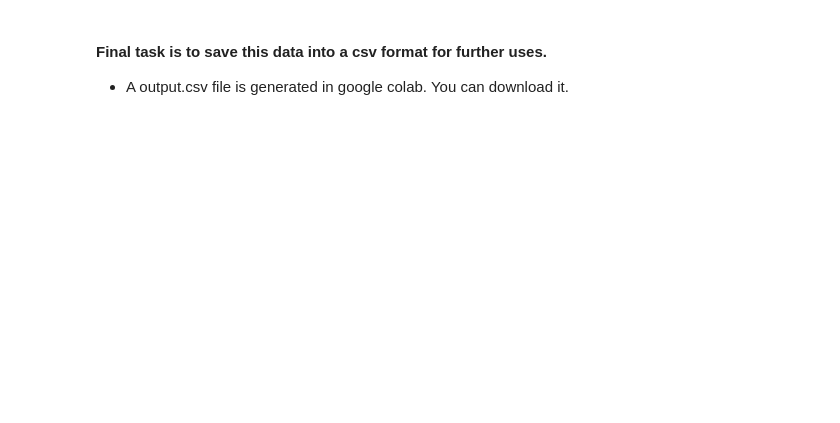
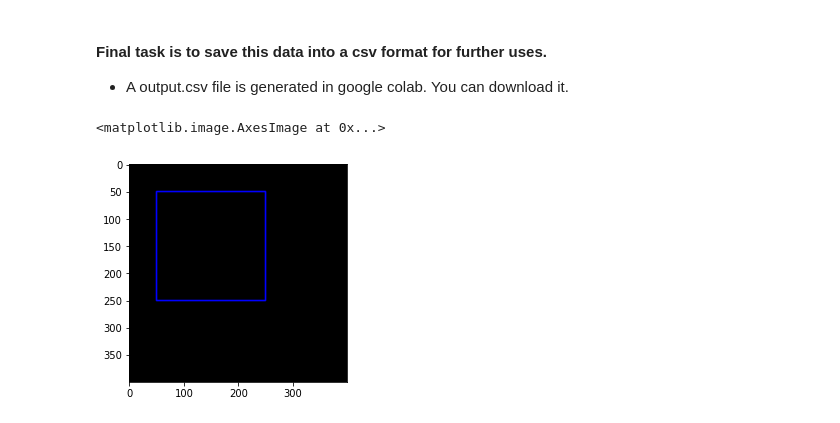
Before and after one commit to superzw/Table_Data_Extraction, a Jupyter notebook: debug.ipynb, the cells around one changed output. Drawn from its saved outputs; the diff is of its cells as text; code cells hidden in the pictures; blank space fills up the shorter version.

```diff
--- a/debug.ipynb
+++ b/debug.ipynb
@@ -368,3 +296,30 @@ print(dataframe)
 - A output.csv file is generated in google colab. You can download it.
 # %%
 dataframe.to_csv("output.csv")
+# %%
+import cv2
+import numpy as np
+import matplotlib.pyplot as plt
+
+# 创建一个空白图像
+img = np.zeros((400, 400, 3), np.uint8)
+
+# 定义矩形的参数
+x1, y1 = 50, 50
+x2, y2 = 250, 250
+color = (0, 0, 255)  # 红色
+thickness = 2
+
+# 绘制矩形
+cv2.rectangle(img, (x1, y1), (x2, y2), color, thickness)
+
+# 显示图像
+# cv2.imshow('Image', img)
+plt.imshow(img)
+
+# cv2.waitKey(0)
+# cv2.destroyAllWindows()
+# df2
+# %% [output]
+<matplotlib.image.AxesImage at 0x...>
+[figure, added]
```
Also changed, not shown: parts of 24 cells of this notebook, 13 other files.
